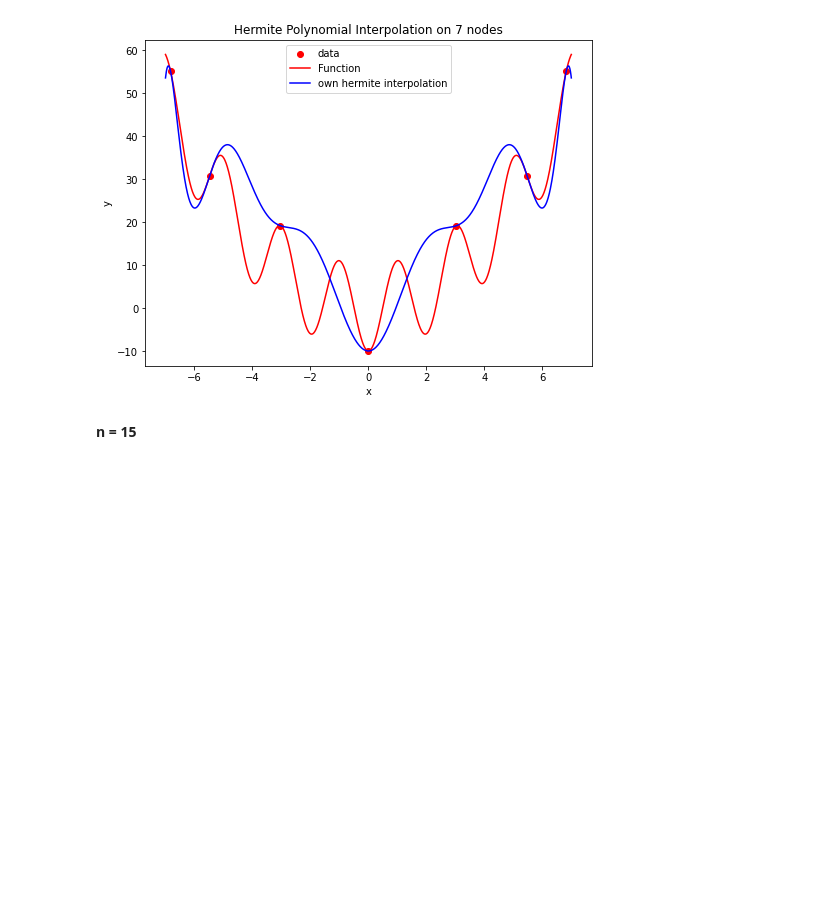
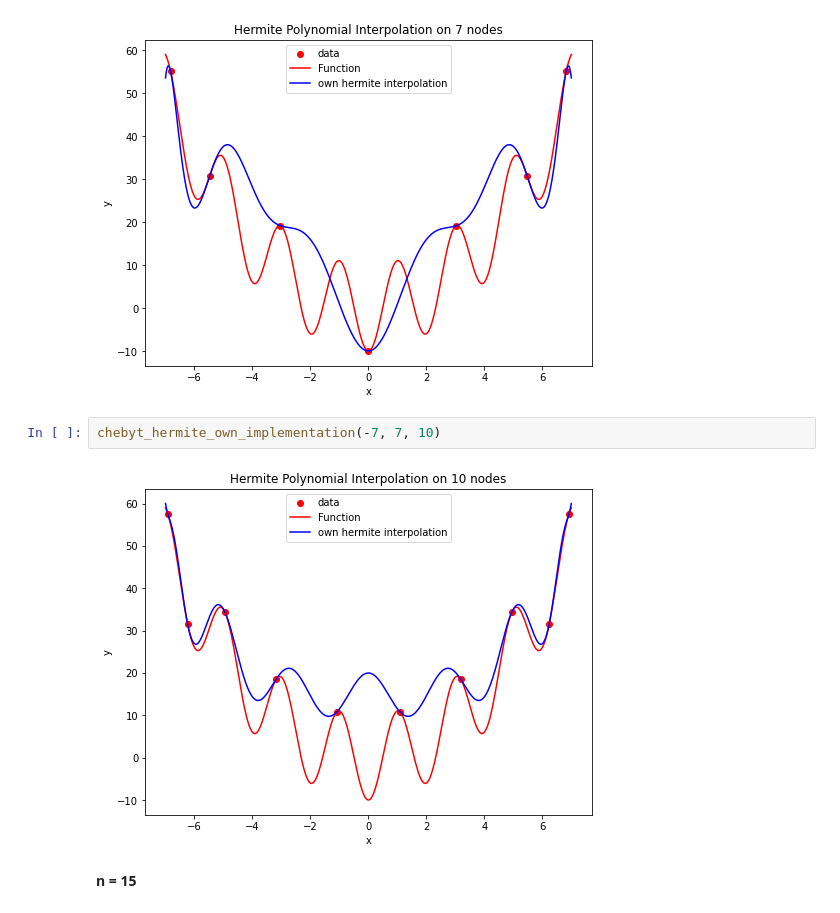
Before and after one commit to Szymon-Budziak/MOwNiT_course_AGH, a Jupyter notebook: Lab_3/Lab_3_code.ipynb, the cells around one changed output. Cells and saved outputs as stored; diff of their text form; blank space fills up the shorter version.

```diff
--- a/Lab_3/Lab_3_code.ipynb
+++ b/Lab_3/Lab_3_code.ipynb
@@ -277,6 +230,10 @@ even_hermite_own_implementation(-7, 7, 7)
 chebyt_hermite_own_implementation(-7, 7, 7)
 # %% [output]
 [figure]
+# %%
+chebyt_hermite_own_implementation(-7, 7, 10)
+# %% [output]
+[figure, added]
 # %% [markdown]
 __n = 15__
 # %%
```
Also changed, not shown: parts of 36 cells of this notebook, 1 other file.
